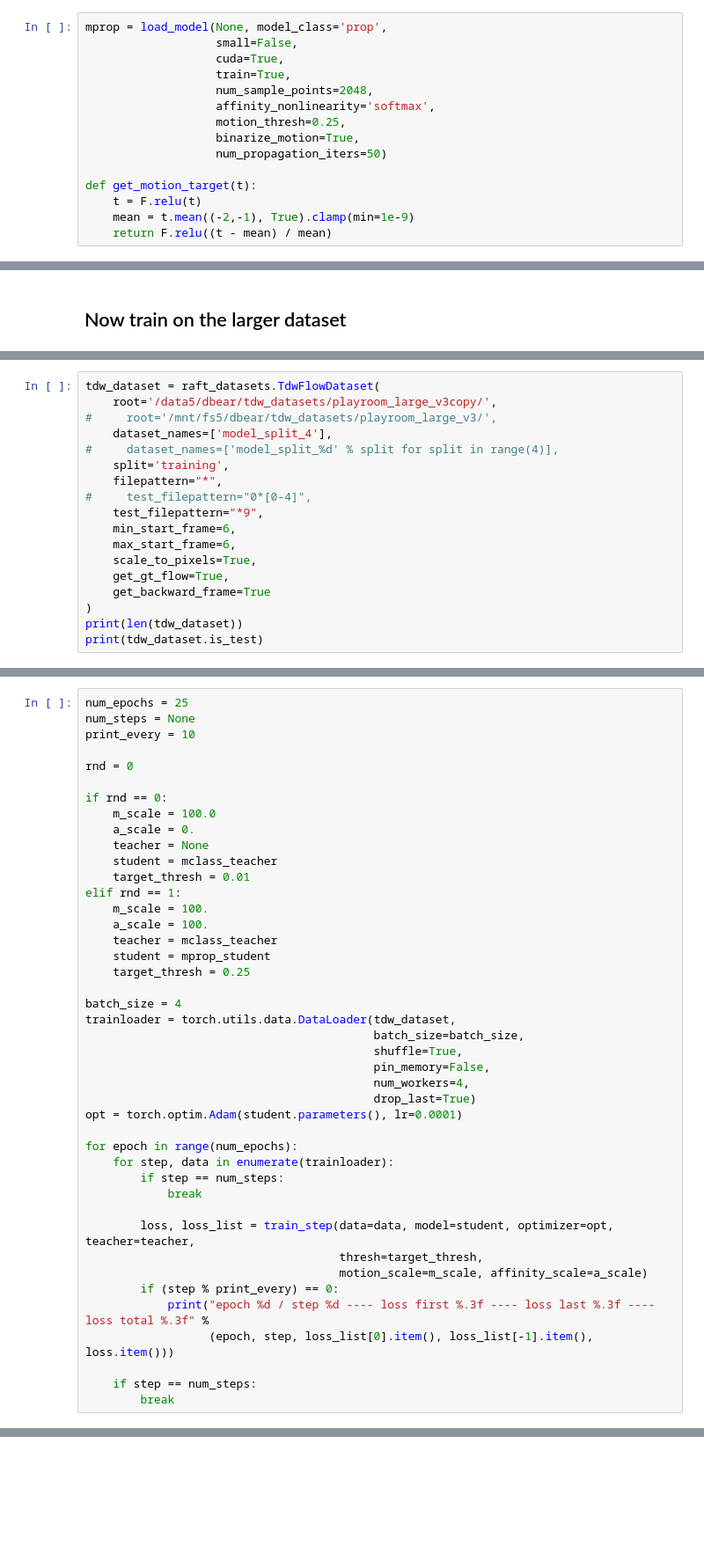
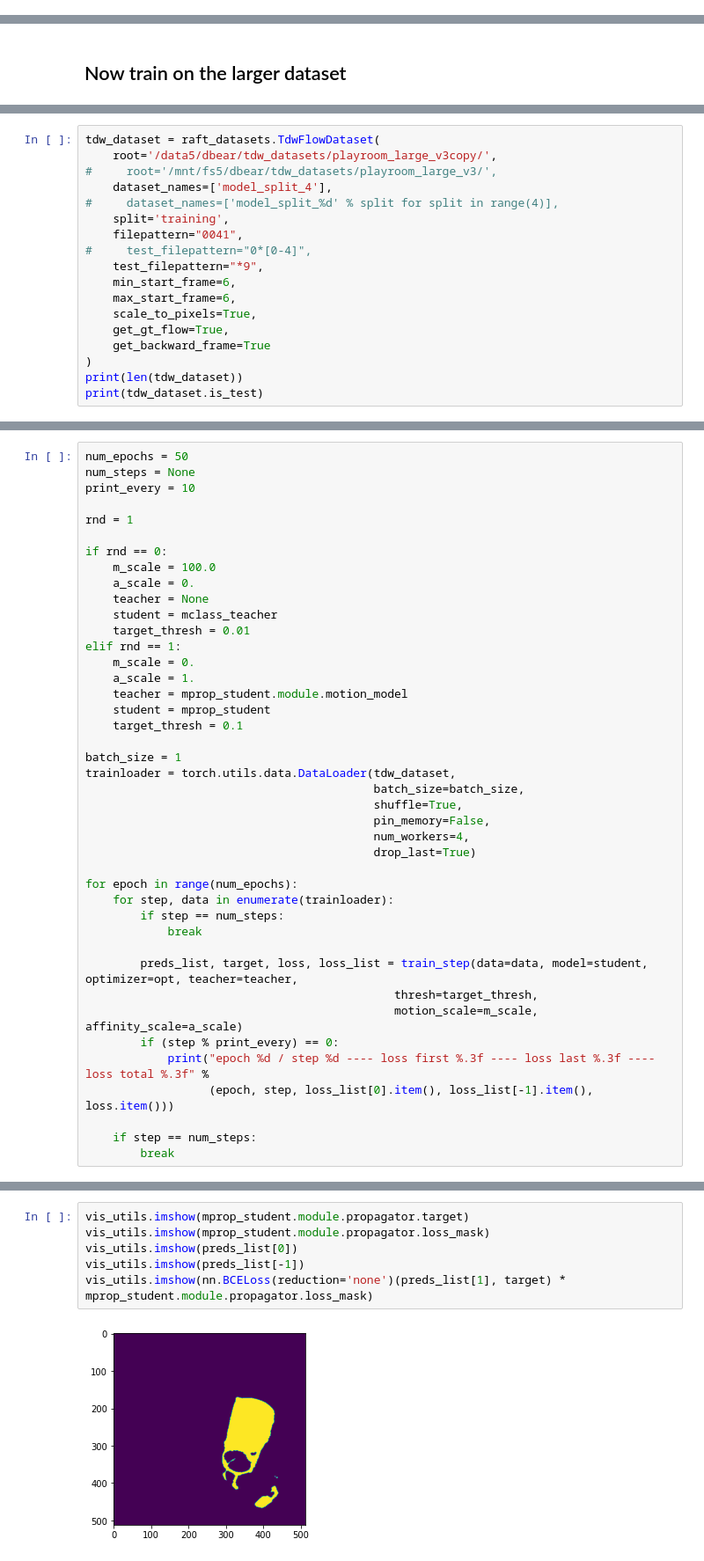
Before and after one commit to neuroailab/RAFT, a Jupyter notebook: notebooks/FirePropagation_db031522.ipynb, the cells around one changed output, grey strips where cells are left out. Shown at 88% size. Saved outputs shown, nothing was run; the diff lists cells and outputs as text; blank space fills up the shorter version.

Commit message:
training motion classifiers

```diff
--- a/notebooks/FirePropagation_db031522.ipynb
+++ b/notebooks/FirePropagation_db031522.ipynb
@@ -112,15 +59,0 @@ tensor(0.0007, device='cuda:0')
-# %%
-mprop = load_model(None, model_class='prop',
-                   small=False,
-                   cuda=True,
-                   train=True,
-                   num_sample_points=2048,
-                   affinity_nonlinearity='softmax',
-                   motion_thresh=0.25,
-                   binarize_motion=True,
-                   num_propagation_iters=50)
-
-def get_motion_target(t):
-    t = F.relu(t)
-    mean = t.mean((-2,-1), True).clamp(min=1e-9)
-    return F.relu((t - mean) / mean)
@@ -205,7 +70,7 @@ tdw_dataset = raft_datasets.TdwFlowDataset(
     dataset_names=['model_split_4'],
 #     dataset_names=['model_split_%d' % split for split in range(4)],
     split='training',
-    filepattern="*",
+    filepattern="0041",
 #     test_filepattern="0*[0-4]",
     test_filepattern="*9",
     min_start_frame=6,
@@ -299,9 +176,9 @@ def val_step(data, model, test_mode=True, motion_thresh=None):
 # %%
-num_epochs = 25
+num_epochs = 50
 num_steps = None
 print_every = 10
 
-rnd = 0
+rnd = 1
 
 if rnd == 0:
     m_scale = 100.0
@@ -310,29 +187,28 @@ if rnd == 0:
     student = mclass_teacher
     target_thresh = 0.01
 elif rnd == 1:
-    m_scale = 100.
-    a_scale = 100.
-    teacher = mclass_teacher
+    m_scale = 0.
+    a_scale = 1.
+    teacher = mprop_student.module.motion_model
     student = mprop_student
-    target_thresh = 0.25
+    target_thresh = 0.1
 
-batch_size = 4
+batch_size = 1
 trainloader = torch.utils.data.DataLoader(tdw_dataset,
                                           batch_size=batch_size,
                                           shuffle=True,
                                           pin_memory=False,
                                           num_workers=4,
                                           drop_last=True)
-opt = torch.optim.Adam(student.parameters(), lr=0.0001)
 
 for epoch in range(num_epochs):
     for step, data in enumerate(trainloader):
         if step == num_steps:
             break
 
-        loss, loss_list = train_step(data=data, model=student, optimizer=opt, teacher=teacher,
-                                     thresh=target_thresh,
-                                     motion_scale=m_scale, affinity_scale=a_scale)
+        preds_list, target, loss, loss_list = train_step(data=data, model=student, optimizer=opt, teacher=teacher,
+                                             thresh=target_thresh,
+                                             motion_scale=m_scale, affinity_scale=a_scale)
         if (step % print_every) == 0:
             print("epoch %d / step %d ---- loss first %.3f ---- loss last %.3f ---- loss total %.3f" %
                   (epoch, step, loss_list[0].item(), loss_list[-1].item(), loss.item()))
@@ -359,0 +236,8 @@ epoch 3 / step 210 ---- loss first 0.056 ---- loss last 0.056 ---- loss total 5.
+# %%
+vis_utils.imshow(mprop_student.module.propagator.target)
+vis_utils.imshow(mprop_student.module.propagator.loss_mask)
+vis_utils.imshow(preds_list[0])
+vis_utils.imshow(preds_list[-1])
+vis_utils.imshow(nn.BCELoss(reduction='none')(preds_list[1], target) * mprop_student.module.propagator.loss_mask)
+# %% [output]
+[figure, added]
```
Also changed, not shown: parts of 39 cells of this notebook, 3 other files.
